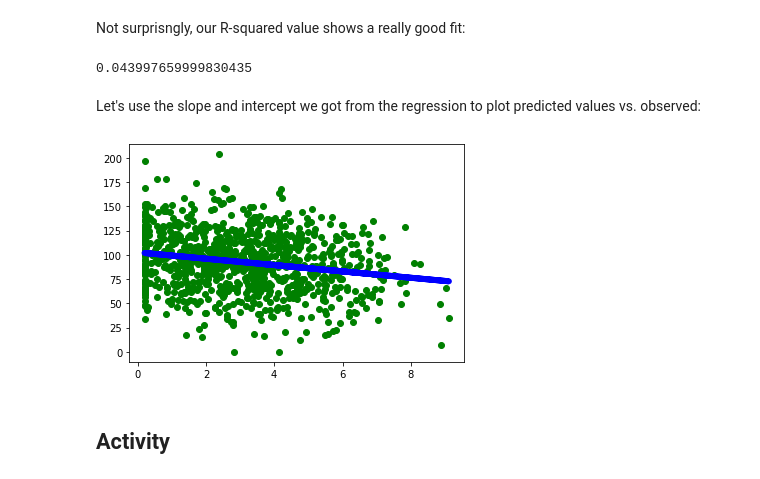
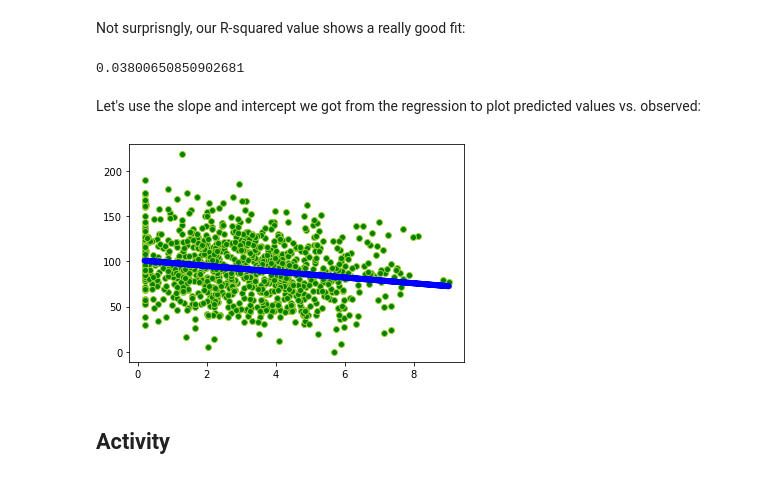
Before and after one commit to EW-10/Frank-Cane-MLCourse, a Jupyter notebook: LinearRegression.ipynb, the cells around one changed output. Cells and saved outputs as stored; diff of their text form; code cells hidden in the pictures.

```diff
--- a/LinearRegression.ipynb
+++ b/LinearRegression.ipynb
@@ -39,25 +39,26 @@ from scipy import stats
 slope, intercept, r_value, p_value, std_err = stats.linregress(pageSpeeds, purchaseAmount)
 # %% [markdown]
 Not surprisngly, our R-squared value shows a really good fit:
-# %%
-r_value ** 2
-# %% [output]
-0.043997659999830435
+# %%
+# Note: I have increased the random variation in the data, hence the fit is "not so good" anymore.
+r_value ** 2
+# %% [output]
+0.03800650850902681
 # %% [markdown]
 Let's use the slope and intercept we got from the regression to plot predicted values vs. observed:
 # %%
 import matplotlib.pyplot as plt
 
 def predict(x):
     return slope * x + intercept
 
 fitLine = predict(pageSpeeds)
 
-plt.scatter(pageSpeeds, purchaseAmount, c = 'g')
+plt.scatter(pageSpeeds, purchaseAmount, c = 'g', edgecolor = "yellowgreen")
 plt.plot(pageSpeeds, fitLine, c='b', lw = 6)
 plt.show()
 # %% [output]
-[figure, old version]
+[figure, new version]
 # %% [markdown]
 ## Activity
 # %% [markdown]
```
Also changed, not shown: parts of 1 cell of this notebook.
